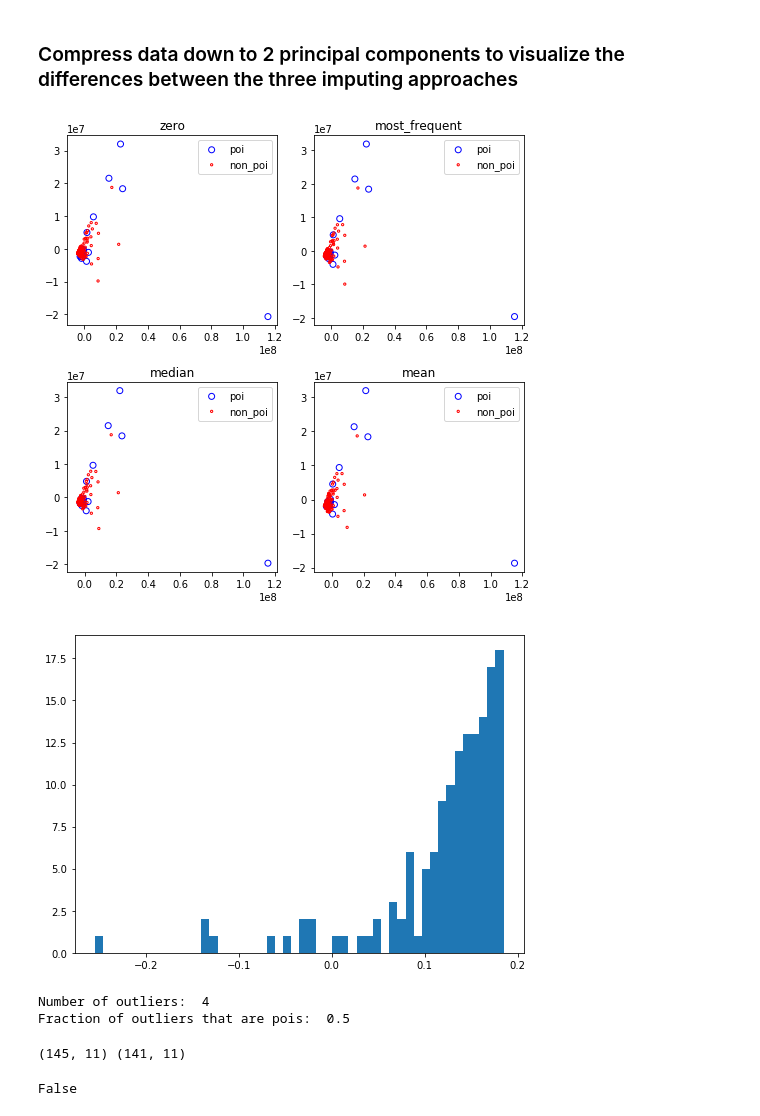
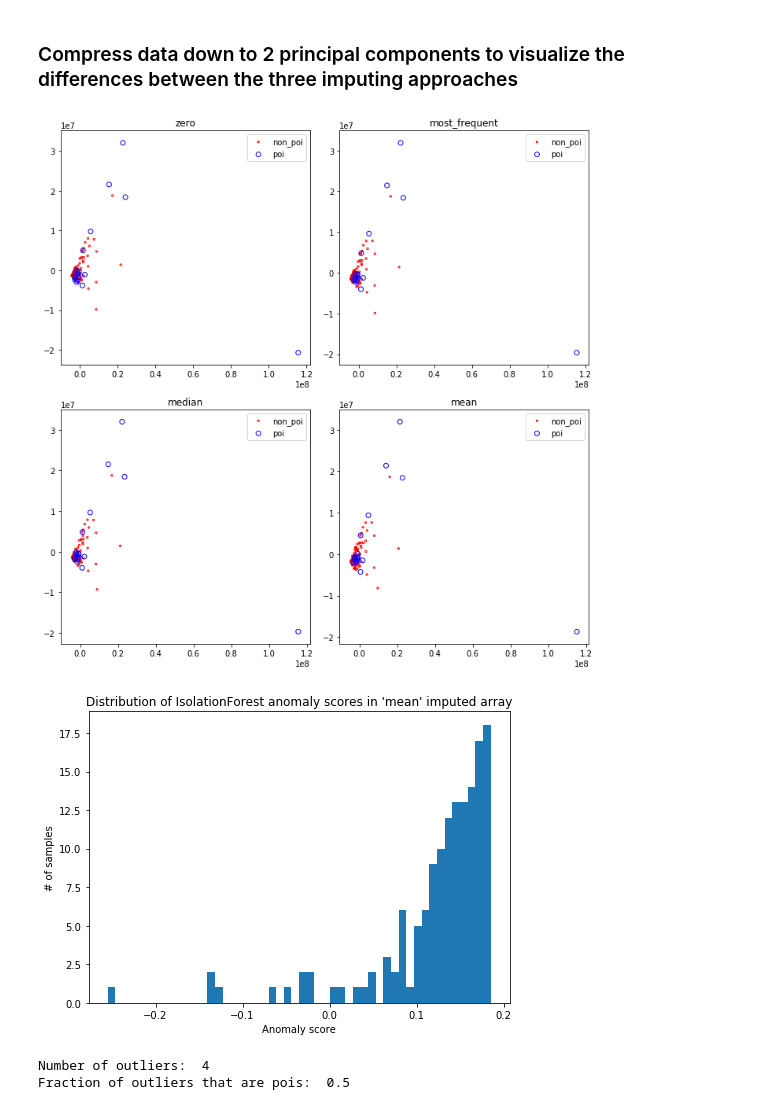
Before and after one commit to trnoriega/enron-data-classifier, a Jupyter notebook: outlier_removal.ipynb, the cells around one changed output. Saved outputs shown, nothing was run; the diff lists cells and outputs as text; code cells hidden in the pictures.

Commit message:
Working visualization of outliers identified with IsolationForest

```diff
--- a/outlier_removal.ipynb
+++ b/outlier_removal.ipynb
@@ -69,7 +83,7 @@ for key in imputer_dict.keys():
 # %%
-feature_label_plotter(tup_list, rows_columns=(2,2), figsize=(7,7))
+scatter_plotter(dict_list, rows_columns=(2,2), figsize=(10,10))
 # %% [output]
-[figure, old version]
+[figure, new version]
 # %%
 from sklearn.ensemble import IsolationForest
 X = imputer_dict['mean'][0]
@@ -80,10 +94,13 @@ scores = clf.decision_function(X)
 # %%
 fig = plt.figure(figsize=(7,5), tight_layout=True)
 ax = fig.gca()
 ax.hist(scores, bins=50)
+ax.set_title('Distribution of IsolationForest anomaly scores in \'mean\' imputed array')
+ax.set_xlabel('Anomaly score')
+ax.set_ylabel('# of samples')
 plt.show()
 # %% [output]
-[figure, old version]
+[figure, new version]
 # %%
 outlier_mask = scores < -0.1
 outlier_labels = labels[outlier_mask]
@@ -92,13 +109,3 @@ print 'Fraction of outliers that are pois: ', float(sum(outlier_labels))/len(out
 # %% [output]
 Number of outliers:  4
 Fraction of outliers that are pois:  0.5
-# %%
-non_outlier_mask = scores >= -0.1
-non_outliers = X[non_outlier_mask,:]
-print X.shape, non_outliers.shape
-# %% [output]
-(145, 11) (141, 11)
-# %%
-not True
-# %% [output]
-False
```
Also changed, not shown: parts of 4 cells of this notebook.
